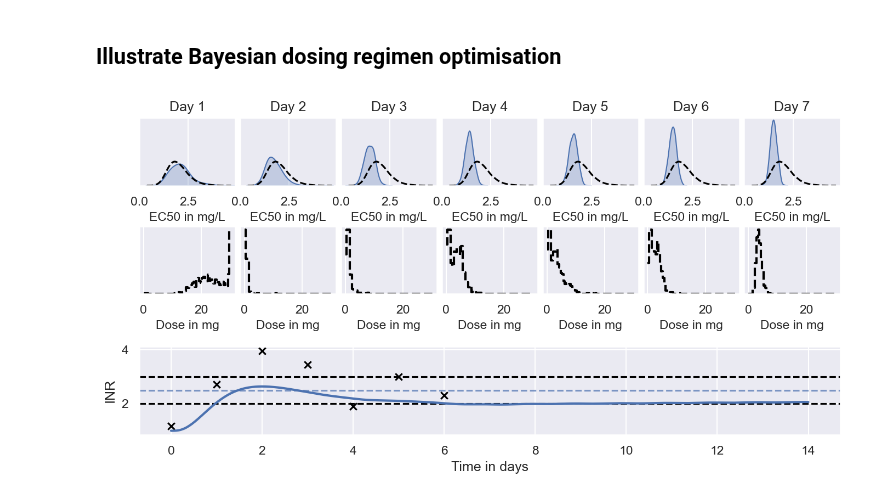
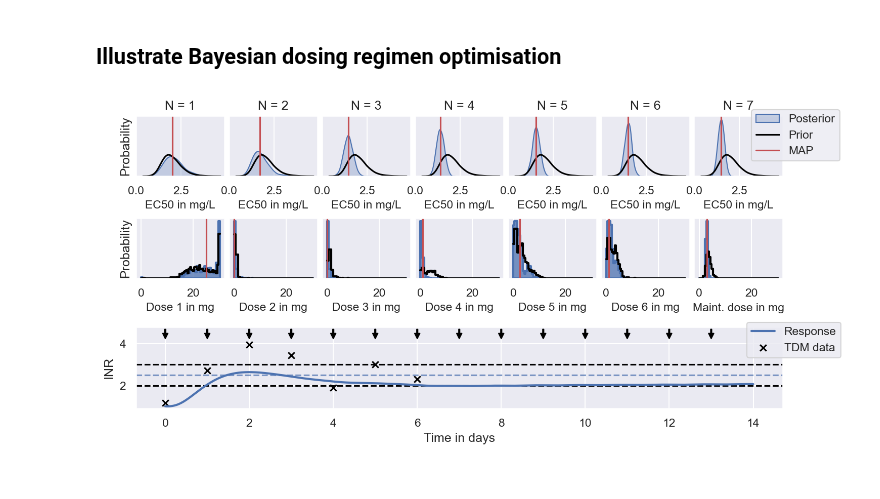
Before and after one commit to DavAug/mipd-warfarin, a Jupyter notebook: results/2_semi_mechanistic_model/illustrations.ipynb, the cells around one changed output. Drawn from its saved outputs; the diff is of its cells as text; code cells hidden in the pictures.

Commit message:
bayesian dose optimisation

```diff
--- a/results/2_semi_mechanistic_model/illustrations.ipynb
+++ b/results/2_semi_mechanistic_model/illustrations.ipynb
@@ -579,6 +579,8 @@ dose_prior = np.copy(doses[2])
 directory = os.getcwd()
 df = pd.read_csv(
     directory + '/illustration_bayesian_dosing_regimen_optimisation.csv')
+df2 = pd.read_csv(
+    directory + '/illustration_bayesian_dosing_regimen_distribution.csv')
 
 # Import parameters of individuals
 directory = os.getcwd()
@@ -602,7 +604,7 @@ fig = plt.figure(figsize=(2250 // my_dpi, 1000 // my_dpi), dpi=150)
 outer = gridspec.GridSpec(2, 1, hspace=0.4, height_ratios=[2, 1])
 
 inner1 = gridspec.GridSpecFromSubplotSpec(
-    2, 7, subplot_spec=outer[0], hspace=0.6, wspace=0.05)
+    2, 7, subplot_spec=outer[0], hspace=0.7, wspace=0.05)
 
 # Create axes
 axes = []
@@ -668,19 +670,39 @@ ec50 = population_model.sample(
 for ax in axes[:7]:
     sns.kdeplot(
         ec50, color='black', ax=ax, fill=False, bw_adjust=1.5,
-        label='Prior', linestyle='--')
+        label='Prior')
     ax.set_yticks([])
     ax.set_ylabel('')
     ax.set_xlabel('EC50 in mg/L', fontsize=fontsize)
     ax.set_ylim([0, 2.25])
     ax.set_xlim([0, 4.9])
 
+# Plot typical EC50 value
+for ida, ax in enumerate(axes[:7]):
+    ax.axvline(
+        x=posteriors[ida, 0], color=sns.color_palette()[3], label='MAP')
+
+# Plot dose posteriors
+for day in range(days):
+    dose_posterior = df2[df2.Day == day]['Dose %d in mg' % (day+1)].values
+    sns.histplot(
+        x=dose_posterior, ax=axes[day+7], fill=True, element='step',
+        color=sns.color_palette()[0], stat='probability', legend=False,
+        linewidth=2,
+        bins=[
+            0, 0.5, 1.5, 2.25, 2.75, 3.25, 3.75, 4.25, 4.75, 5.25, 5.75,
+            6.25, 6.75, 7.25, 7.75, 8.25, 8.75, 9.25, 9.75, 10.25, 10.75,
+            11.25, 11.75, 12.25, 12.75, 13.25, 13.75, 14.25, 14.75, 15.25,
+            15.75, 16.25, 16.75, 17.25, 17.75, 18.25, 18.75, 19.25, 19.75,
+            20.25, 20.75, 21.25, 21.75, 22.25, 22.75, 23.25, 23.75, 24.25,
+            24.75, 25.25, 25.75, 26.25, 26.75, 27.25, 27.75, 28.25, 28.75,
+            29.25, 29.75, 30.25])
+
 # Plot dose prior
 for day in range(days):
     sns.histplot(
         x=dose_prior[:, day], ax=axes[day+7], fill=False, element='step',
         color='black', stat='probability', legend=False, linewidth=2,
-        linestyle='--',
         bins=[
             0, 0.5, 1.5, 2.25, 2.75, 3.25, 3.75, 4.25, 4.75, 5.25, 5.75,
             6.25, 6.75, 7.25, 7.75, 8.25, 8.75, 9.25, 9.75, 10.25, 10.75,
@@ -691,7 +713,16 @@ for day in range(days):
             29.25, 29.75, 30.25])
     axes[day+7].set_yticks([])
     axes[day+7].set_ylabel('')
-    axes[day+7].set_xlabel('Dose in mg', fontsize=fontsize)
+    axes[day+7].set_xlabel('Dose %d in mg' % (day+1), fontsize=fontsize)
+    if day == 6:
+        axes[day+7].set_xlabel('Maint. dose in mg', fontsize=fontsize)
+    axes[day+7].set_xlim([-2, 32])
+
+# Plot dose for typical EC50 value
+for ida, ax in enumerate(axes[7:14]):
+    dose = df[df['Number of observations'] == 7][
+        'Dose %d in mg' % (ida+1)].values
+    ax.axvline(x=dose, color=sns.color_palette()[3])
 
 # Visualise true treatment response
 days = 14
@@ -709,34 +740,56 @@ for day, dr in enumerate(ds / duration):
         start=day*24,
         duration=duration))
 model.set_dosing_regimen(regimen)
 inr = model.simulate(parameters=sample, times=times)[1]
 
 # Visualise therapeutic range
 axes[-1].axhline(y=2, color='black', linestyle='dashed')
 axes[-1].axhline(y=3, color='black', linestyle='dashed')
 
 # Visualise target
 axes[-1].axhline(
     y=2.5, color=sns.color_palette()[0], linestyle='dashed', alpha=0.7)
 
 # Plot INR
 axes[-1].plot(
-    times / 24, inr, color=sns.color_palette()[0], linewidth=2)
+    times / 24, inr, color=sns.color_palette()[0], linewidth=2,
+    label='Response')
 axes[-1].set_xlabel('Time in days')
 axes[-1].set_ylabel('INR')
 
 # Plot INR measurements
 n_obs = df['Number of observations'].unique()
 meas = []
 for n in n_obs:
     meas.append(df[df['Number of observations'] == n].INR.values[0])
 axes[-1].scatter(
-    n_obs-1, meas, color='black', marker='x')
+    n_obs-1, meas, color='black', marker='x', label='TDM data')
+
+# Visualise dose points
+days = 14
+axes[-1].set_ylim([0.9, 4.8])
+for day in range(days):
+    axes[-1].annotate(
+        "", xy=(day, 4.25), xytext=(day, 4.7),
+        arrowprops=dict(
+            width=1, headwidth=5, headlength=5, color='black'))
 
 # Label days
 for ida, ax in enumerate(axes[:7]):
-    ax.set_title("Day %d" % (ida+1))
+    ax.set_title("N = %d" % (ida+1))
+axes[0].set_ylabel('Probability')
+axes[7].set_ylabel('Probability')
+
+axes[6].legend(fontsize=fontsize, loc=(0.65, 0.25))
+axes[-1].legend(fontsize=fontsize, loc=(0.945, 0.625))
+
+plt.savefig(
+    '5_illustration_bayesian_dose_optimisation.pdf',
+    bbox_inches='tight')
+plt.savefig(
+    '5_illustration_bayesian_dose_optimisation.tif',
+    bbox_inches='tight')
 
 plt.show()
 # %% [output]
-[figure, old version]
+[figure, new version]
```
Also changed, not shown: 4 other files.
